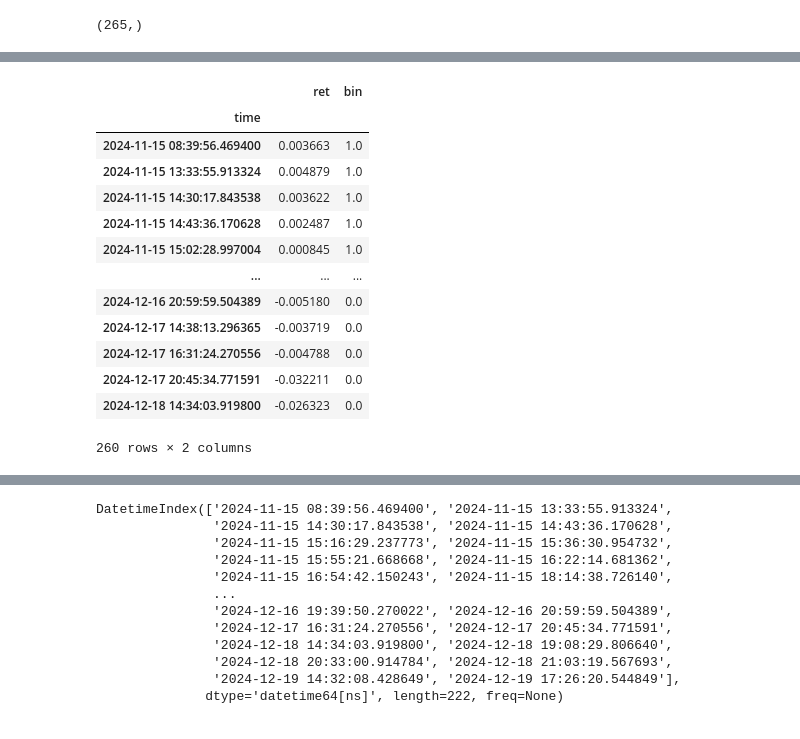
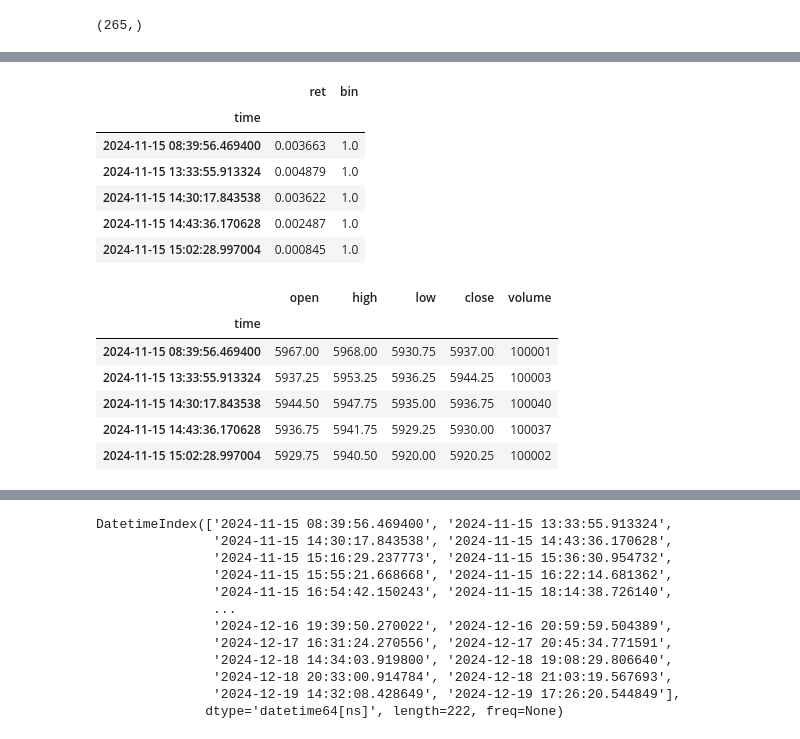
Before and after one commit to slothkins/AFML, a Jupyter notebook: AFML me.ipynb, the cells around one changed output, grey strips where cells are left out. Saved outputs shown, nothing was run; the diff lists cells and outputs as text; code cells hidden in the pictures.

```diff
--- a/AFML me.ipynb
+++ b/AFML me.ipynb
@@ -155,19 +148,22 @@ trigger
 # getBins will generate the meta-label as we provide a side now
 bins=my_afml.getBins(trigger,volume_bars_df.close)
 # %%
-bins
+bins.head()
 # %% [output]
 |  | ret | bin |
 | time |  |  |
 | 2024-11-15 08:39:56.469400 | 0.003663 | 1.0 |
 | 2024-11-15 13:33:55.913324 | 0.004879 | 1.0 |
 | 2024-11-15 14:30:17.843538 | 0.003622 | 1.0 |
 | 2024-11-15 14:43:36.170628 | 0.002487 | 1.0 |
 | 2024-11-15 15:02:28.997004 | 0.000845 | 1.0 |
-| ... | ... | ... |
-| 2024-12-16 20:59:59.504389 | -0.005180 | 0.0 |
-| 2024-12-17 14:38:13.296365 | -0.003719 | 0.0 |
-| 2024-12-17 16:31:24.270556 | -0.004788 | 0.0 |
-| 2024-12-17 20:45:34.771591 | -0.032211 | 0.0 |
-| 2024-12-18 14:34:03.919800 | -0.026323 | 0.0 |
-260 rows × 2 columns
+# %%
+volume_bars_df.head()
+# %% [output]
+|  | open | high | low | close | volume |
+| time |  |  |  |  |  |
+| 2024-11-15 08:39:56.469400 | 5967.00 | 5968.00 | 5930.75 | 5937.00 | 100001 |
+| 2024-11-15 13:33:55.913324 | 5937.25 | 5953.25 | 5936.25 | 5944.25 | 100003 |
+| 2024-11-15 14:30:17.843538 | 5944.50 | 5947.75 | 5935.00 | 5936.75 | 100040 |
+| 2024-11-15 14:43:36.170628 | 5936.75 | 5941.75 | 5929.25 | 5930.00 | 100037 |
+| 2024-11-15 15:02:28.997004 | 5929.75 | 5940.50 | 5920.00 | 5920.25 | 100002 |
```
Also changed, not shown: parts of 5 cells of this notebook, 1 other file.
